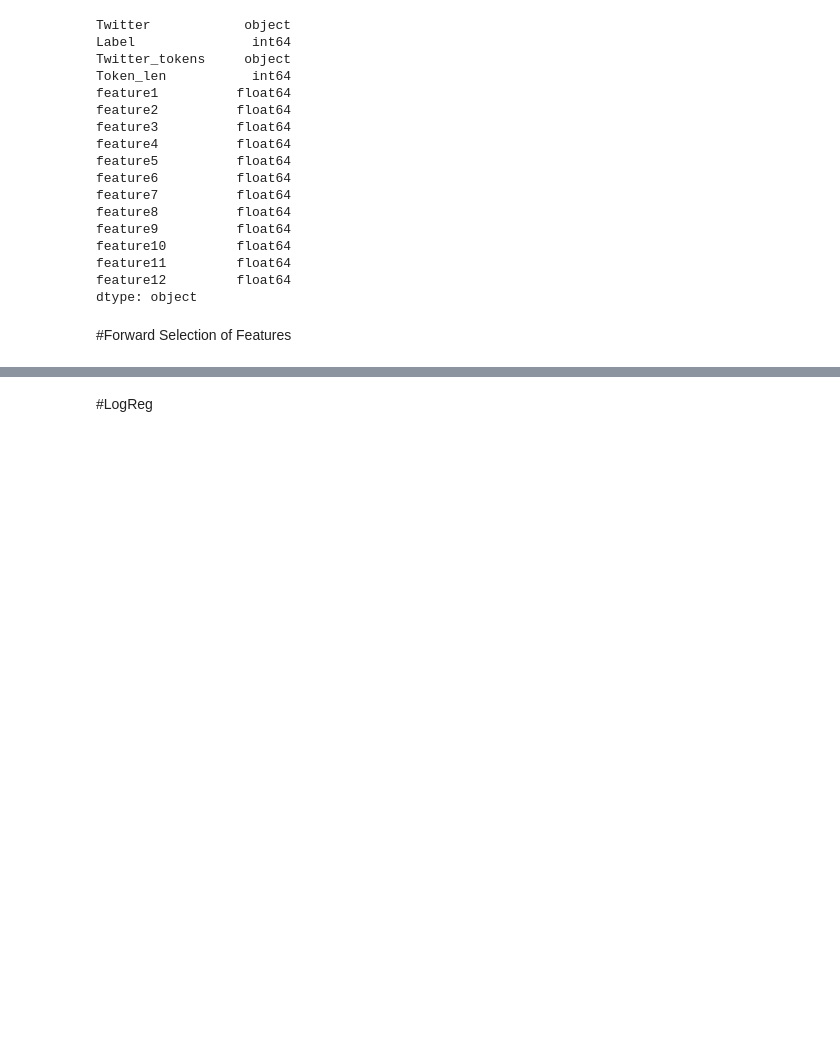
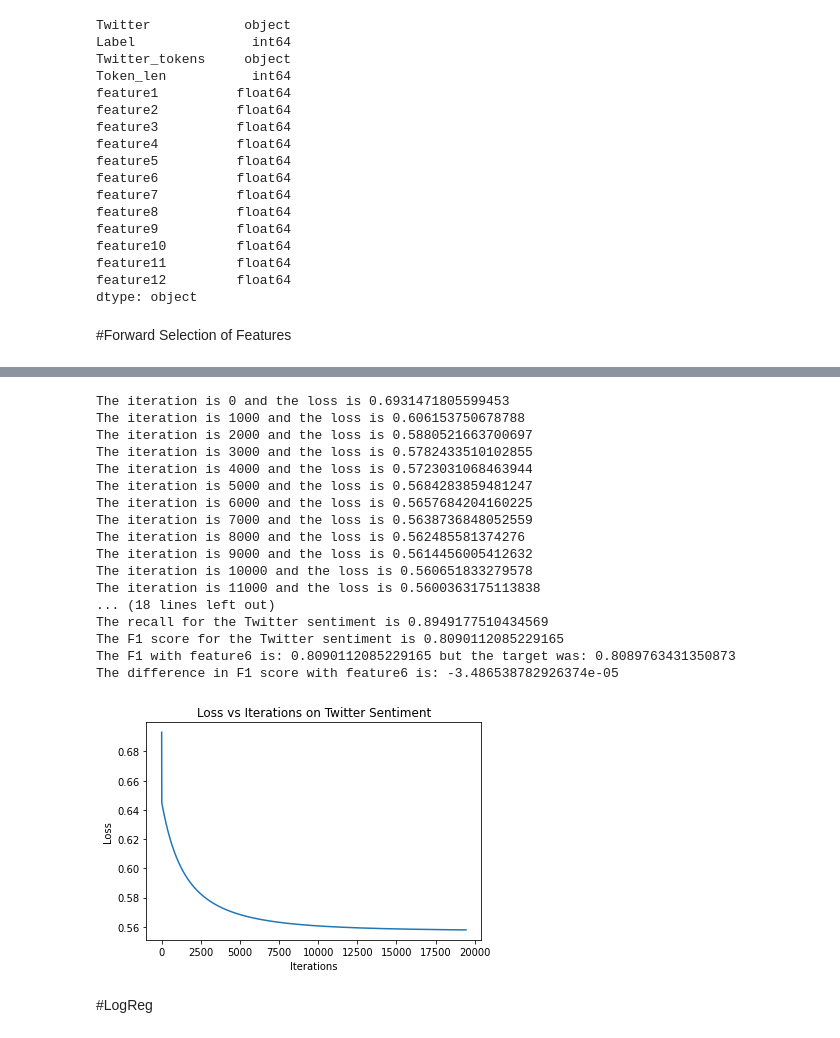
Before and after one commit to dldowning/Fall2022-5222, a Jupyter notebook: Downing_Roberts_5222_Project_2.ipynb, the cells around one changed output, grey strips where cells are left out. Drawn from its saved outputs; the diff is of its cells as text; code cells hidden in the pictures; blank space fills up the shorter version.

```diff
--- a/Downing_Roberts_5222_Project_2.ipynb
+++ b/Downing_Roberts_5222_Project_2.ipynb
@@ -1170,3 +1221,25 @@ The best features to use are:
+# %%
+new=dfc['feature6']
+diff6=try_add_feature(Xc_selected,yc,new,f1_selected)
+# %% [output]
+The iteration is 0 and the loss is 0.6931471805599453
+The iteration is 1000 and the loss is 0.606153750678788
+The iteration is 2000 and the loss is 0.5880521663700697
+The iteration is 3000 and the loss is 0.5782433510102855
+The iteration is 4000 and the loss is 0.5723031068463944
+The iteration is 5000 and the loss is 0.5684283859481247
+The iteration is 6000 and the loss is 0.5657684204160225
+The iteration is 7000 and the loss is 0.5638736848052559
+The iteration is 8000 and the loss is 0.562485581374276
+The iteration is 9000 and the loss is 0.5614456005412632
+The iteration is 10000 and the loss is 0.560651833279578
+The iteration is 11000 and the loss is 0.5600363175113838
+... (18 lines left out)
+The recall for the Twitter sentiment is 0.8949177510434569
+The F1 score for the Twitter sentiment is 0.8090112085229165
+The F1 with feature6 is: 0.8090112085229165 but the target was: 0.8089763431350873
+The difference in F1 score with feature6 is: -3.486538782926374e-05
+[figure, added]
 # %% [markdown]
 #LogReg
 # %%
```
Also changed, not shown: parts of 18 cells of this notebook.
